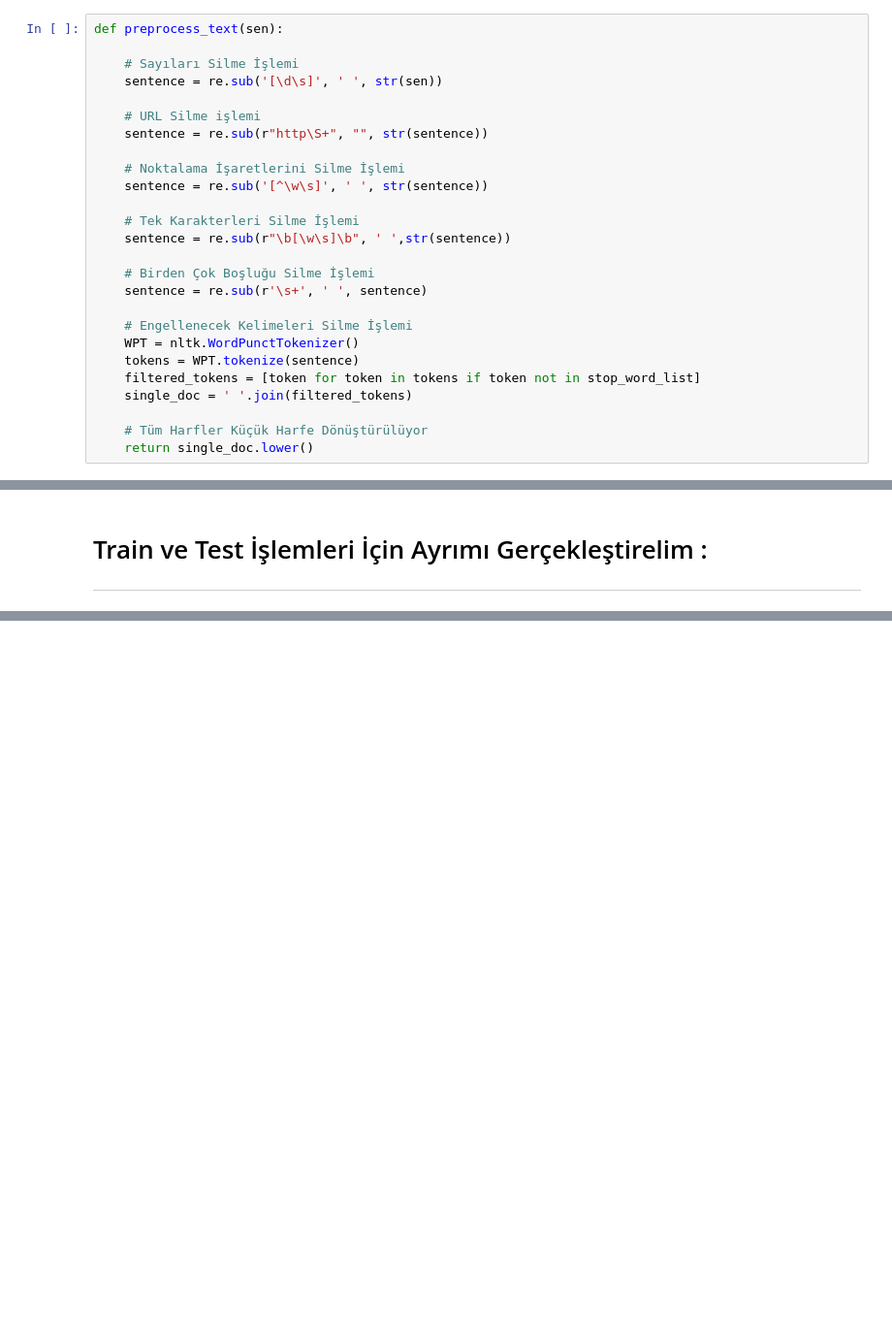
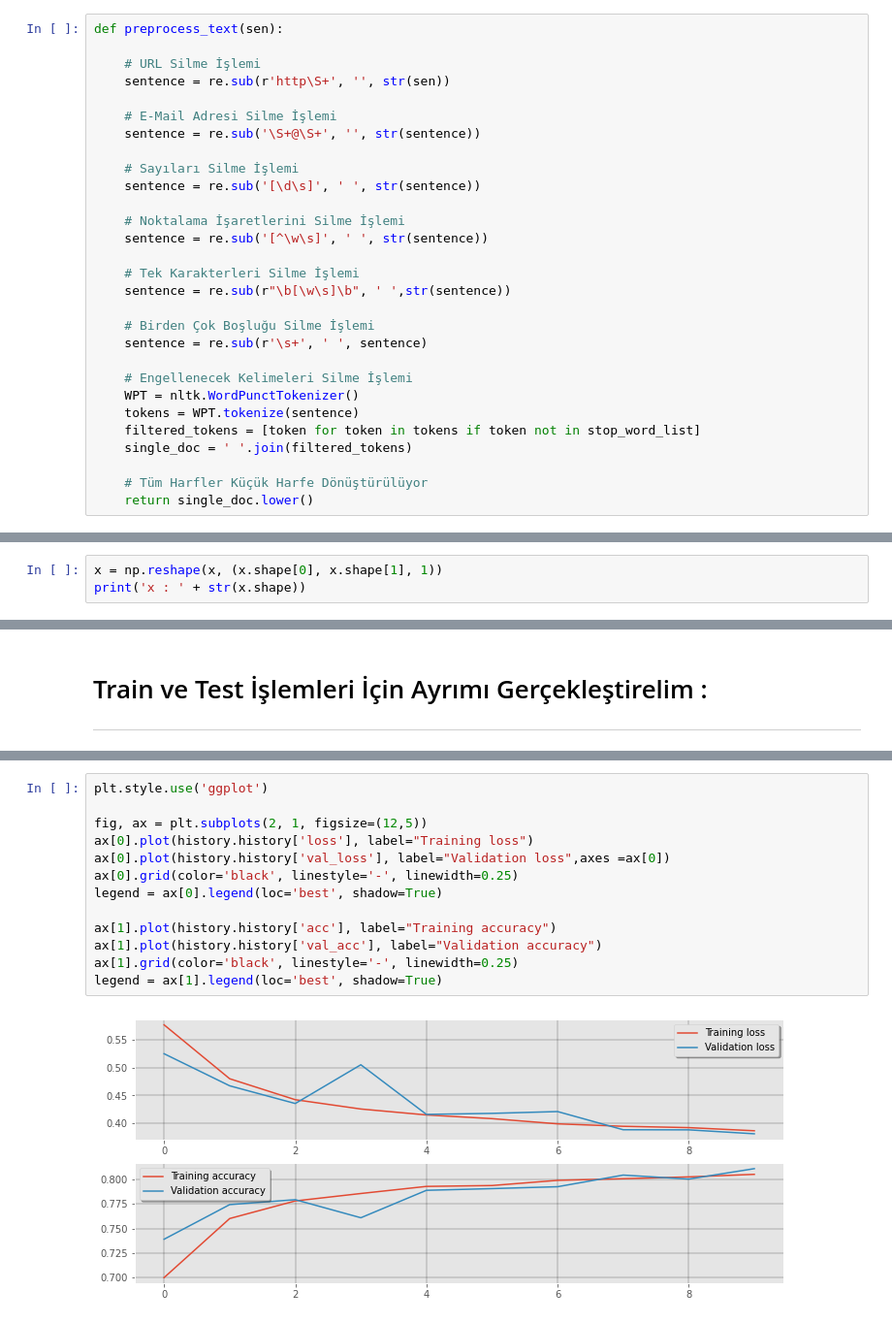
Before and after one commit to onur-kantar/Recurrent-Neural-Network, a Jupyter notebook: RNN.ipynb, the cells around one changed output, grey strips where cells are left out. Shown: that part at 97% size. Cells and saved outputs as stored; diff of their text form; blank space fills up the shorter version.

```diff
--- a/RNN.ipynb
+++ b/RNN.ipynb
@@ -109,11 +113,14 @@ stop_word_list
 # %%
 def preprocess_text(sen):
 
+    # URL Silme İşlemi
+    sentence = re.sub(r'http\S+', '', str(sen))
+
+    # E-Mail Adresi Silme İşlemi
+    sentence = re.sub('\S+@\S+', '', str(sentence))
+
     # Sayıları Silme İşlemi
-    sentence = re.sub('[\d\s]', ' ', str(sen))
-
-    # URL Silme işlemi
-    sentence = re.sub(r"http\S+", "", str(sentence))
+    sentence = re.sub('[\d\s]', ' ', str(sentence))
 
     # Noktalama İşaretlerini Silme İşlemi
     sentence = re.sub('[^\w\s]', ' ', str(sentence))
@@ -210,0 +230,3 @@ pd.DataFrame(x).sample(5)
+# %%
+x = np.reshape(x, (x.shape[0], x.shape[1], 1))
+print('x : ' + str(x.shape))
@@ -354,0 +339,15 @@ Epoch 10/10
+# %%
+plt.style.use('ggplot')
+
+fig, ax = plt.subplots(2, 1, figsize=(12,5))
+ax[0].plot(history.history['loss'], label="Training loss")
+ax[0].plot(history.history['val_loss'], label="Validation loss",axes =ax[0])
+ax[0].grid(color='black', linestyle='-', linewidth=0.25)
+legend = ax[0].legend(loc='best', shadow=True)
+
+ax[1].plot(history.history['acc'], label="Training accuracy")
+ax[1].plot(history.history['val_acc'], label="Validation accuracy")
+ax[1].grid(color='black', linestyle='-', linewidth=0.25)
+legend = ax[1].legend(loc='best', shadow=True)
+# %% [output]
+[figure, added]
```
Also changed, not shown: parts of 33 cells of this notebook.
